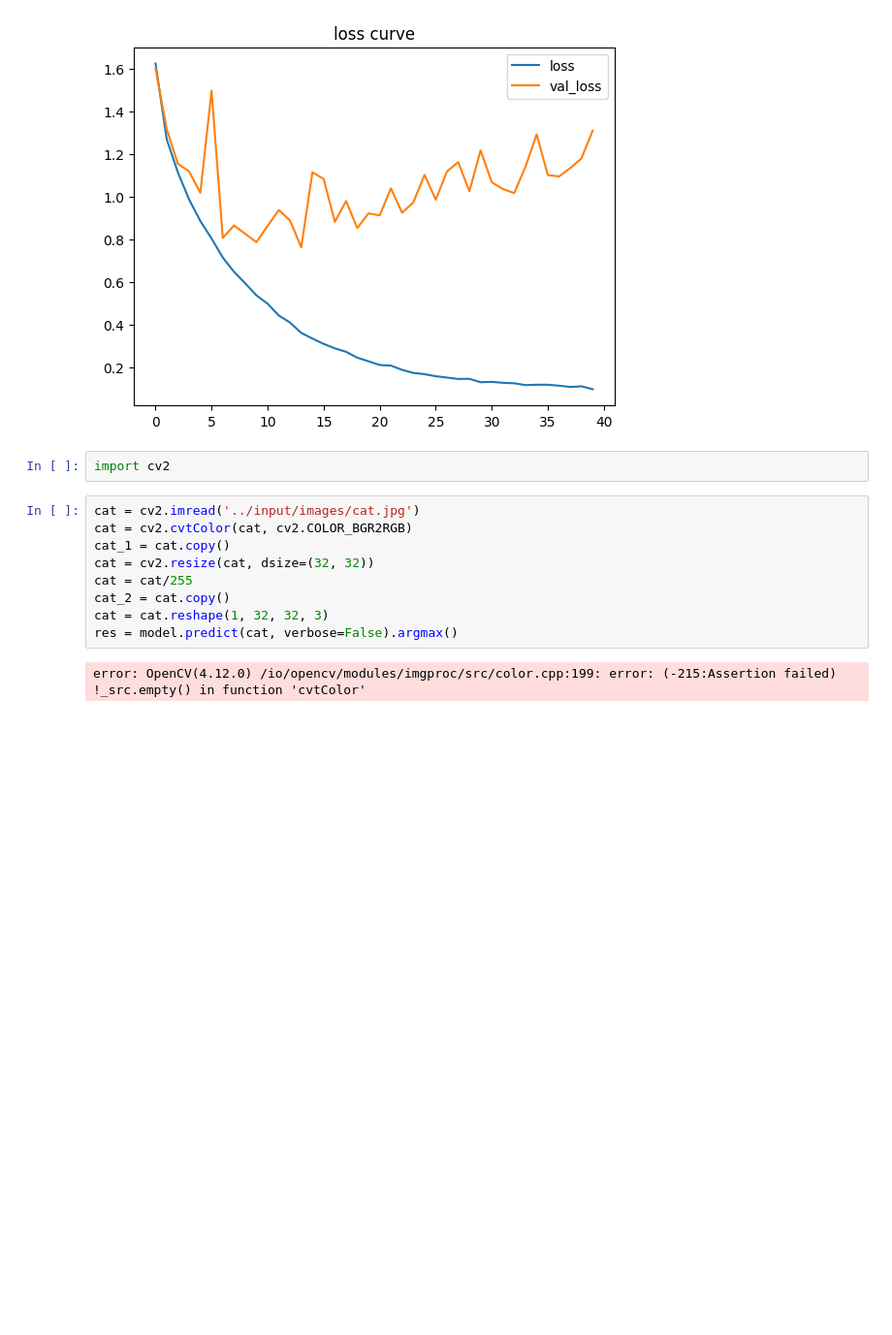
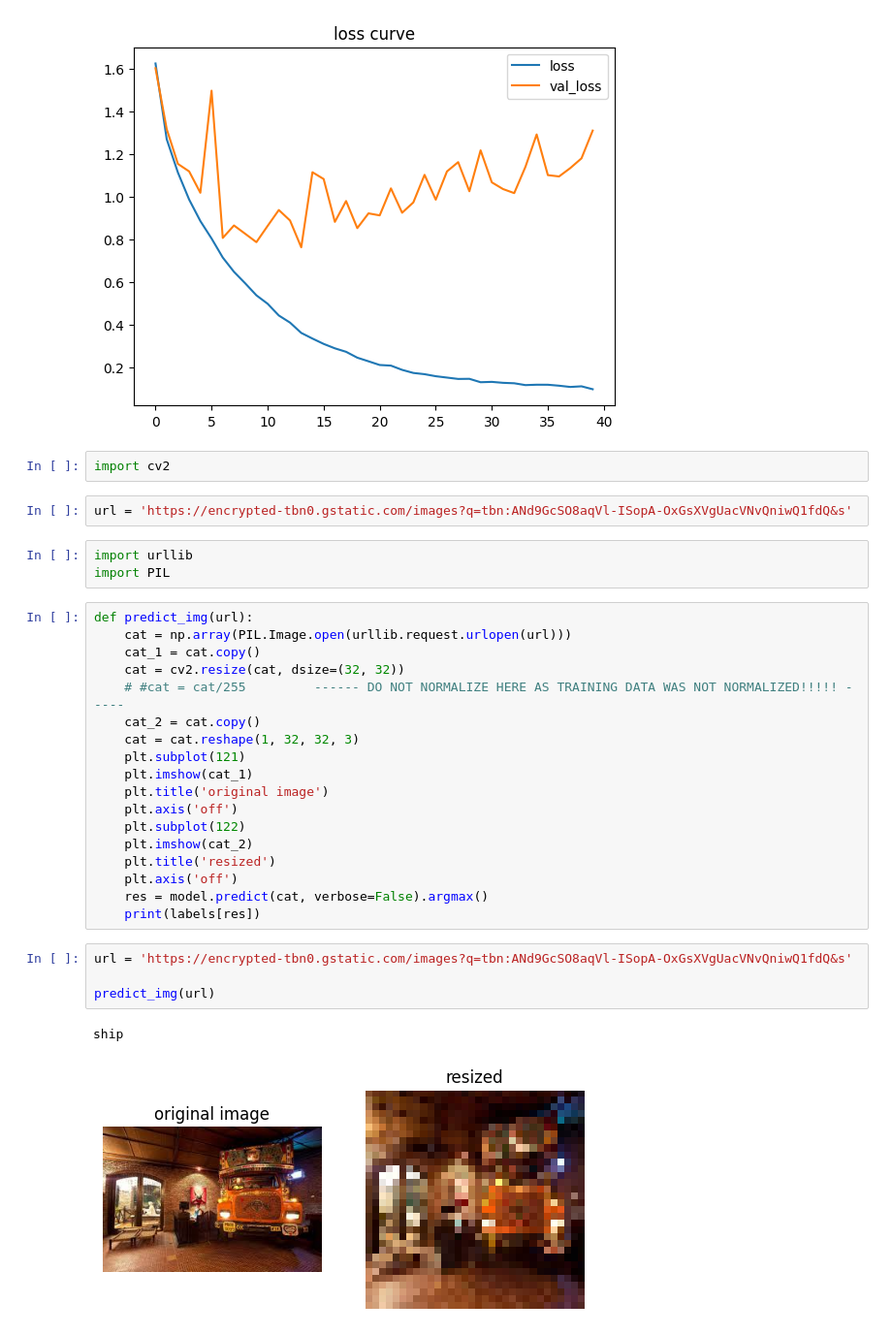
Before and after one commit to DAI-ai-code/NLP-CV, a Jupyter notebook: CV/day4/2_alex_net.ipynb, the cells around one changed output. Shown: that part at 97% size. Saved outputs shown, nothing was run; the diff lists cells and outputs as text; blank space fills up the shorter version.

```diff
--- a/CV/day4/2_alex_net.ipynb
+++ b/CV/day4/2_alex_net.ipynb
@@ -110,14 +110,33 @@ Text(0.5, 1.0, 'loss curve')
 [figure]
 # %%
 import cv2
-# %%
-cat = cv2.imread('../input/images/cat.jpg')
-cat = cv2.cvtColor(cat, cv2.COLOR_BGR2RGB)
-cat_1 = cat.copy()
-cat = cv2.resize(cat, dsize=(32, 32))
-cat = cat/255
-cat_2 = cat.copy()
-cat = cat.reshape(1, 32, 32, 3)
-res = model.predict(cat, verbose=False).argmax()
-# %% [output]
-error: OpenCV(4.12.0) /io/opencv/modules/imgproc/src/color.cpp:199: error: (-215:Assertion failed) !_src.empty() in function 'cvtColor'
+# %%
+url = 'https://encrypted-tbn0.gstatic.com/images?q=tbn:ANd9GcSO8aqVl-ISopA-OxGsXVgUacVNvQniwQ1fdQ&s'
+# %%
+import urllib
+import PIL
+# %%
+def predict_img(url):
+    cat = np.array(PIL.Image.open(urllib.request.urlopen(url)))
+    cat_1 = cat.copy()
+    cat = cv2.resize(cat, dsize=(32, 32))
+    # #cat = cat/255         ------ DO NOT NORMALIZE HERE AS TRAINING DATA WAS NOT NORMALIZED!!!!! -----
+    cat_2 = cat.copy()
+    cat = cat.reshape(1, 32, 32, 3)
+    plt.subplot(121)
+    plt.imshow(cat_1)
+    plt.title('original image')
+    plt.axis('off')
+    plt.subplot(122)
+    plt.imshow(cat_2)
+    plt.title('resized')
+    plt.axis('off')
+    res = model.predict(cat, verbose=False).argmax()
+    print(labels[res])
+# %%
+url = 'https://encrypted-tbn0.gstatic.com/images?q=tbn:ANd9GcSO8aqVl-ISopA-OxGsXVgUacVNvQniwQ1fdQ&s'
+
+predict_img(url)
+# %% [output]
+ship
+[figure, added]
```
Also changed, not shown: parts of 5 cells of this notebook, 8 other files.
